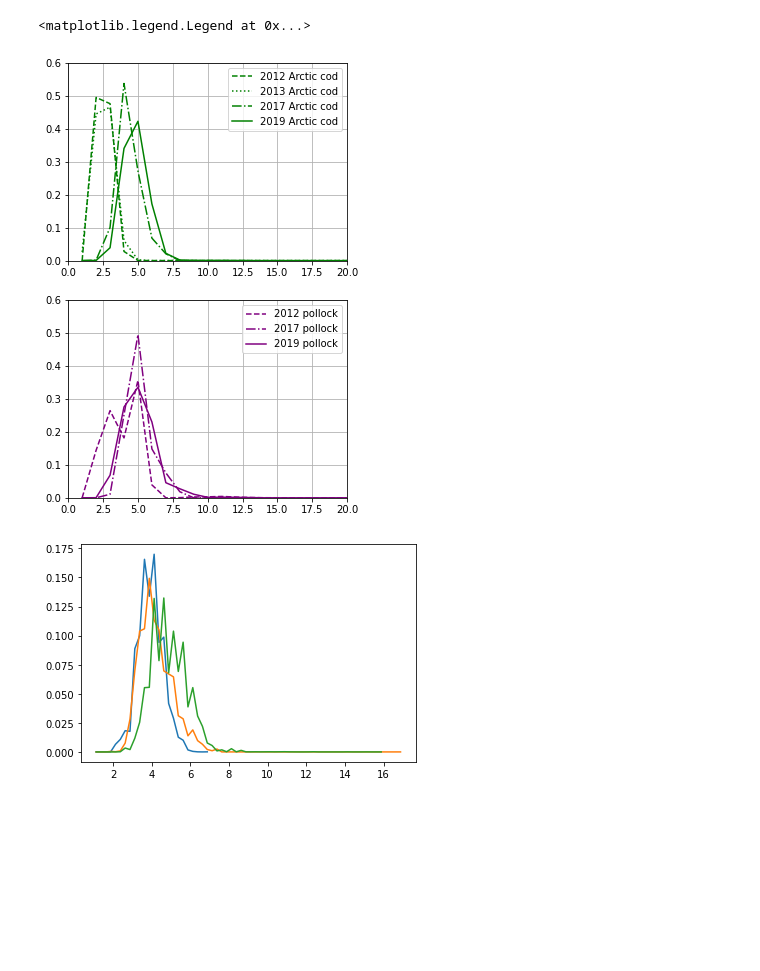
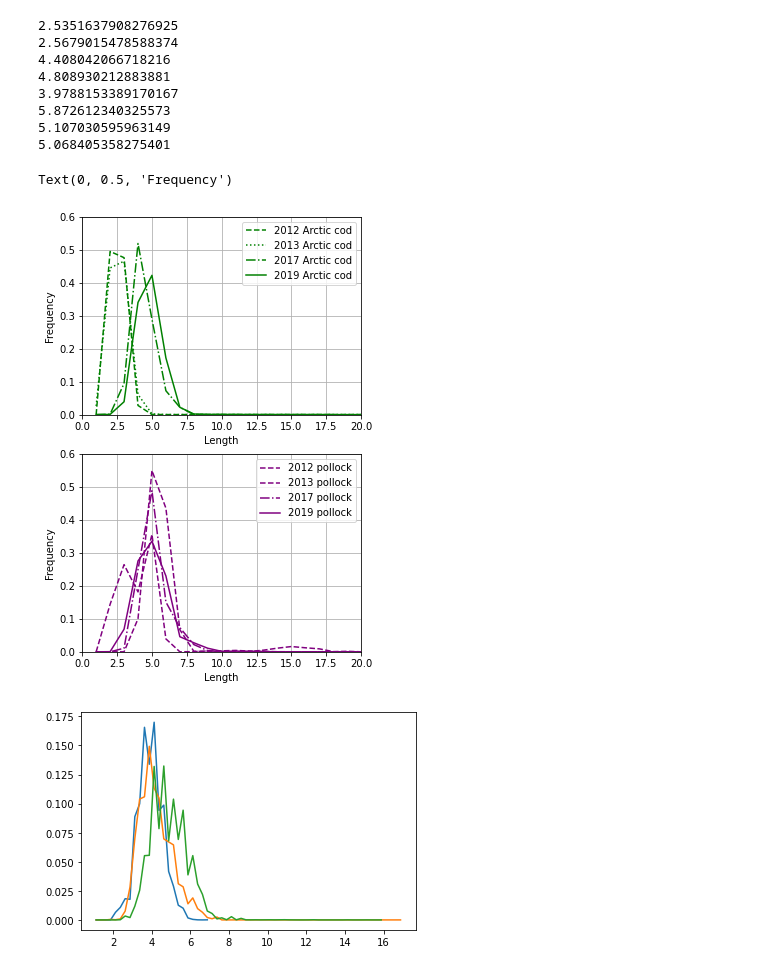
Before and after one commit to leviner/ChukchiTimeSeries, a Jupyter notebook: code/F4_LF.ipynb, the cells around one changed output. Drawn from its saved outputs; the diff is of its cells as text; code cells hidden in the pictures; blank space fills up the shorter version.

Commit message:
print means

```diff
--- a/code/F4_LF.ipynb
+++ b/code/F4_LF.ipynb
@@ -1,36 +1,58 @@
 # %%
 import pandas as pd
 import matplotlib.pyplot as plt
 import numpy as np
 fig = plt.figure(figsize = (5,8))
 plt.subplot(211)
 df2012 = pd.read_csv('../data/catchData/2012_2013/Arctic_EIS_AT_survey_Arctic_cod_by_length_alongtrack_fish_per_m_squared_2012_v2.csv')
 df2013 = pd.read_csv('../data/catchData/2012_2013/Arctic_EIS_AT_survey_Arctic_cod_by_length_alongtrack_fish_per_m_squared_2013_v2.csv')
 df2017 = pd.read_csv('../data/catchData/2017_2019/Arctic_EIS_201701_21725.csv')
 df2019 = pd.read_csv('../data/catchData/2017_2019/Arctic_EIS_201901_21725.csv')
+print(sum(df2012[df2012.Latitude >=65.9].sum()[3:]/sum(df2012[df2012.Latitude >=65.9].sum()[3:])*np.arange(1,30,1)))
+print(sum(df2013[df2013.Latitude >=65.9].sum()[3:]/sum(df2013[df2013.Latitude >=65.9].sum()[3:])*np.arange(1,30,1)))
+print(sum(df2017.sum()[3:23]/sum(df2017.sum()[3:23])*np.arange(1,19,1)))
+print(sum(df2019.sum()[3:23]/sum(df2019.sum()[3:23])*np.arange(1,21,1)))
 plt.plot(np.arange(1,30,1),df2012[df2012.Latitude >=65.9].sum()[3:]/sum(df2012[df2012.Latitude >=65.9].sum()[3:]),linestyle='--', color = '#008000')
 plt.plot(np.arange(1,30,1),df2013[df2013.Latitude >=65.9].sum()[3:]/sum(df2013[df2013.Latitude >=65.9].sum()[3:]),linestyle=':', color = '#008000')
-plt.plot(np.arange(1,14,1),df2017.sum()[3:23]/sum(df2017.sum()[3:23]),linestyle='-.', color = '#008000')
+plt.plot(np.arange(1,19,1),df2017.sum()[3:23]/sum(df2017.sum()[3:23]),linestyle='-.', color = '#008000')
 plt.plot(np.arange(1,21,1),df2019.sum()[3:23]/sum(df2019.sum()[3:23]),linestyle='-', color = '#008000')
 plt.xlim(0,20)
 plt.ylim(0,0.6)
 plt.grid()
 plt.legend(['2012 Arctic cod','2013 Arctic cod','2017 Arctic cod','2019 Arctic cod'])
+plt.xlabel('Length')
+plt.ylabel('Frequency')
 
 plt.subplot(212)
 df2012 = pd.read_csv('../data/catchData/2012_2013/Arctic_EIS_AT_survey_pollock_by_length_alongtrack_fish_per_m_squared_2012_for_IERP.csv')
+df2013 = pd.read_csv('../data/catchData/2012_2013/Arctic_EIS_AT_survey_pollock_by_length_alongtrack_fish_per_m_squared_2013_for_IERP.csv')
 df2017 = pd.read_csv('../data/catchData/2017_2019/Arctic_EIS_201701_21744.csv')
 df2019 = pd.read_csv('../data/catchData/2017_2019/Arctic_EIS_201901_21744.csv')
+print(sum(df2012.sum()[3:23]/sum(df2012.sum()[3:23])*np.arange(1,21,1)))
+print(sum(df2013.sum()[3:23]/sum(df2013.sum()[3:23])*np.arange(1,21,1)))
+print(sum(df2017.sum()[3:23]/sum(df2017.sum()[3:23])*np.arange(1,19,1)))
+print(sum(df2019.sum()[3:23]/sum(df2019.sum()[3:23])*np.arange(1,21,1)))
 plt.plot(np.arange(1,21,1),df2012.sum()[3:23]/sum(df2012.sum()[3:23]),linestyle='--',color = '#800080')
-plt.plot(np.arange(1,14,1),df2017.sum()[3:23]/sum(df2017.sum()[3:23]),linestyle='-.',color = '#800080')
+plt.plot(np.arange(1,21,1),df2013.sum()[3:23]/sum(df2012.sum()[3:23]),linestyle='--',color = '#800080')
+plt.plot(np.arange(1,19,1),df2017.sum()[3:23]/sum(df2017.sum()[3:23]),linestyle='-.',color = '#800080')
 plt.plot(np.arange(1,21,1),df2019.sum()[3:23]/sum(df2019.sum()[3:23]),linestyle='-',color = '#800080')
 plt.xlim(0,20)
 plt.ylim(0,0.6)
 plt.grid()
-plt.legend(['2012 pollock','2017 pollock','2019 pollock'])
+plt.legend(['2012 pollock','2013 pollock','2017 pollock','2019 pollock'])
+plt.xlabel('Length')
+plt.ylabel('Frequency')
 # %% [output]
-<matplotlib.legend.Legend at 0x...>
+2.5351637908276925
+2.5679015478588374
+4.408042066718216
+4.808930212883881
+3.9788153389170167
+5.872612340325573
+5.107030595963149
+5.068405358275401
+Text(0, 0.5, 'Frequency')
-[figure, old version]
+[figure, new version]
 # %%
 a = pd.read_csv('../data/catchData/2017_2019/specimen_complete_selectivity.csv')
 for survey in [2013001,201701,201901]:
```
